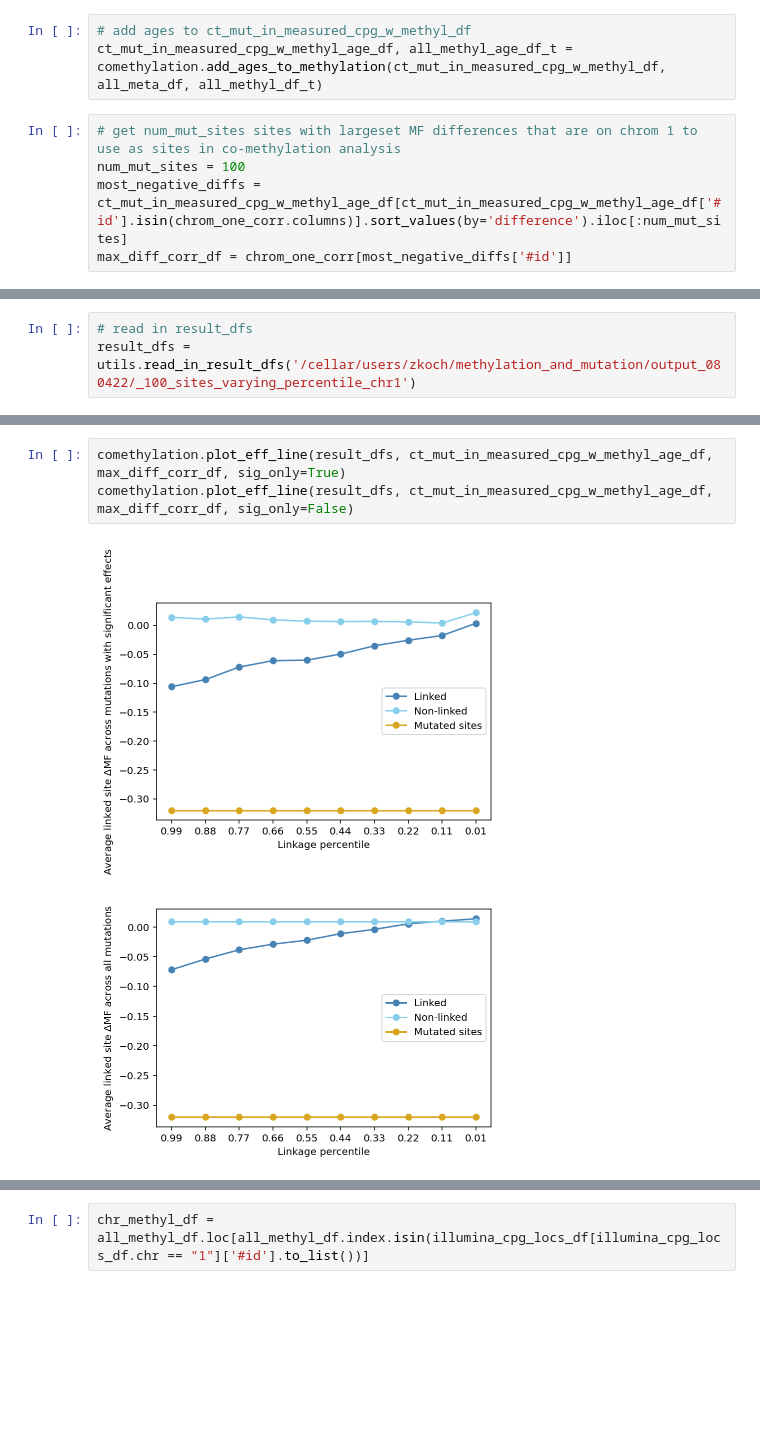
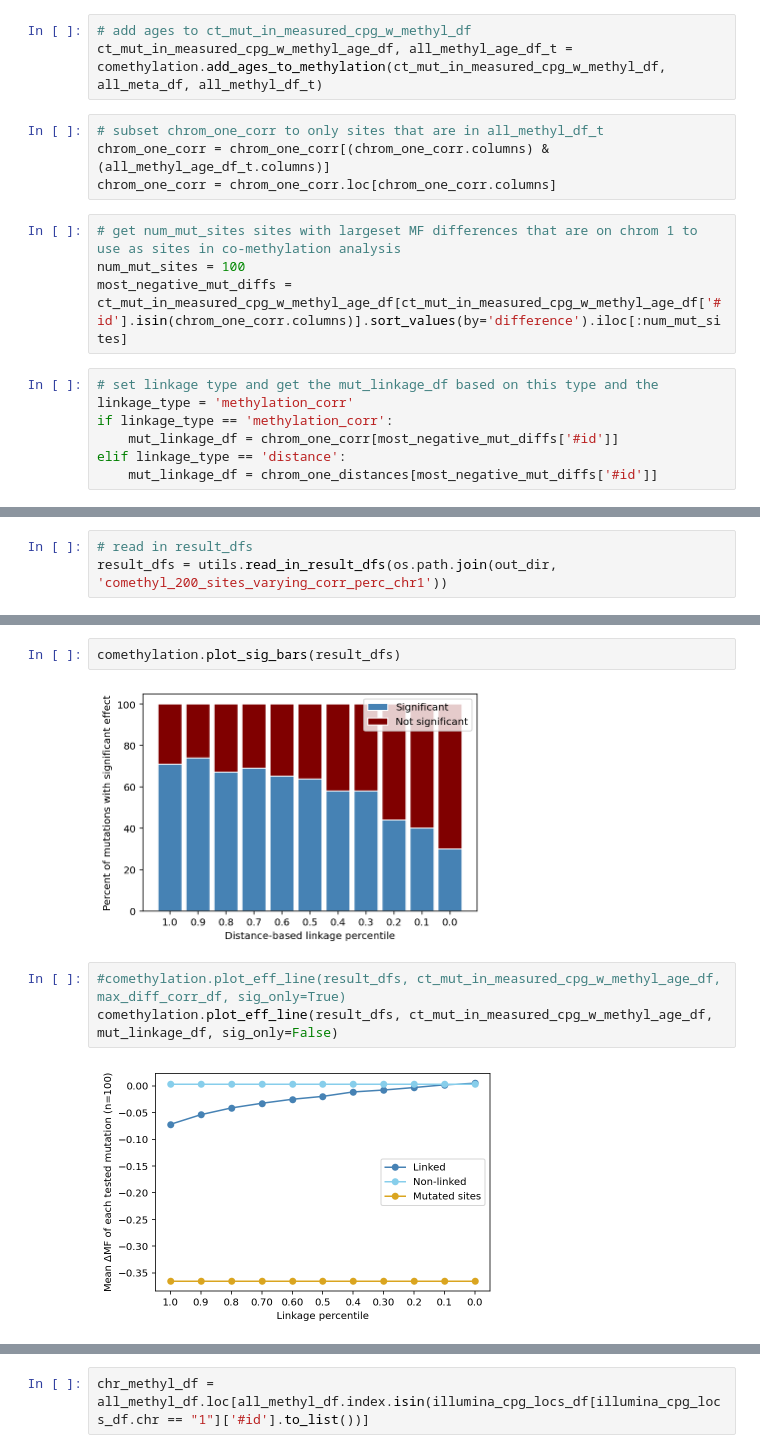
Before and after one commit to zanekoch/methylation_and_mutation, a Jupyter notebook: comethylation_analysis.ipynb, the cells around one changed output, grey strips where cells are left out. Saved outputs shown, nothing was run; the diff lists cells and outputs as text; blank space fills up the shorter version.

Commit message:
2d-distance vs mf-correlation in mutation disturbance analysis. Example heatmap. Co-methylation by distance

```diff
--- a/comethylation_analysis.ipynb
+++ b/comethylation_analysis.ipynb
@@ -76,11 +76,21 @@ ct_mut_in_measured_cpg_w_methyl_df = pd.read_parquet(os.path.join(dependency_f_d
 # %%
 # add ages to ct_mut_in_measured_cpg_w_methyl_df
 ct_mut_in_measured_cpg_w_methyl_age_df, all_methyl_age_df_t = comethylation.add_ages_to_methylation(ct_mut_in_measured_cpg_w_methyl_df, all_meta_df, all_methyl_df_t)
+# %%
+# subset chrom_one_corr to only sites that are in all_methyl_df_t
+chrom_one_corr = chrom_one_corr[(chrom_one_corr.columns) & (all_methyl_age_df_t.columns)]
+chrom_one_corr = chrom_one_corr.loc[chrom_one_corr.columns]
 # %%
 # get num_mut_sites sites with largeset MF differences that are on chrom 1 to use as sites in co-methylation analysis
 num_mut_sites = 100
-most_negative_diffs = ct_mut_in_measured_cpg_w_methyl_age_df[ct_mut_in_measured_cpg_w_methyl_age_df['#id'].isin(chrom_one_corr.columns)].sort_values(by='difference').iloc[:num_mut_sites]
-max_diff_corr_df = chrom_one_corr[most_negative_diffs['#id']]
+most_negative_mut_diffs = ct_mut_in_measured_cpg_w_methyl_age_df[ct_mut_in_measured_cpg_w_methyl_age_df['#id'].isin(chrom_one_corr.columns)].sort_values(by='difference').iloc[:num_mut_sites]
+# %%
+# set linkage type and get the mut_linkage_df based on this type and the
+linkage_type = 'methylation_corr'
+if linkage_type == 'methylation_corr':
+    mut_linkage_df = chrom_one_corr[most_negative_mut_diffs['#id']]
+elif linkage_type == 'distance':
+    mut_linkage_df = chrom_one_distances[most_negative_mut_diffs['#id']]
 # %%
 # Run co-methylation, takes a while
 # calculate mutation impact varying percentile of linked CpG sites
@@ -102,3 +119,3 @@ utils.write_out_result_dfs('/cellar/users/zkoch/methylation_and_mutation/output_
 # %%
 # read in result_dfs
-result_dfs = utils.read_in_result_dfs('/cellar/users/zkoch/methylation_and_mutation/output_080422/_100_sites_varying_percentile_chr1')
+result_dfs = utils.read_in_result_dfs(os.path.join(out_dir, 'comethyl_200_sites_varying_corr_perc_chr1'))
@@ -110,9 +122,12 @@ comethylation.plot_sig_bars(result_dfs)
+# %%
+comethylation.plot_sig_bars(result_dfs)
+# %% [output]
+[figure, added]
 # %%
-comethylation.plot_eff_line(result_dfs, ct_mut_in_measured_cpg_w_methyl_age_df, max_diff_corr_df, sig_only=True)
-comethylation.plot_eff_line(result_dfs, ct_mut_in_measured_cpg_w_methyl_age_df, max_diff_corr_df, sig_only=False)
+#comethylation.plot_eff_line(result_dfs, ct_mut_in_measured_cpg_w_methyl_age_df, max_diff_corr_df, sig_only=True)
+comethylation.plot_eff_line(result_dfs, ct_mut_in_measured_cpg_w_methyl_age_df, mut_linkage_df, sig_only=False)
 # %% [output]
-[figure, old version]
+[figure, new version]
-[figure, removed]
 # %%
 # this is all sites, not just sig
 comethylation.plot_eff_violin(result_dfs)
```
Also changed, not shown: parts of 84 cells of this notebook, 3 other files.
